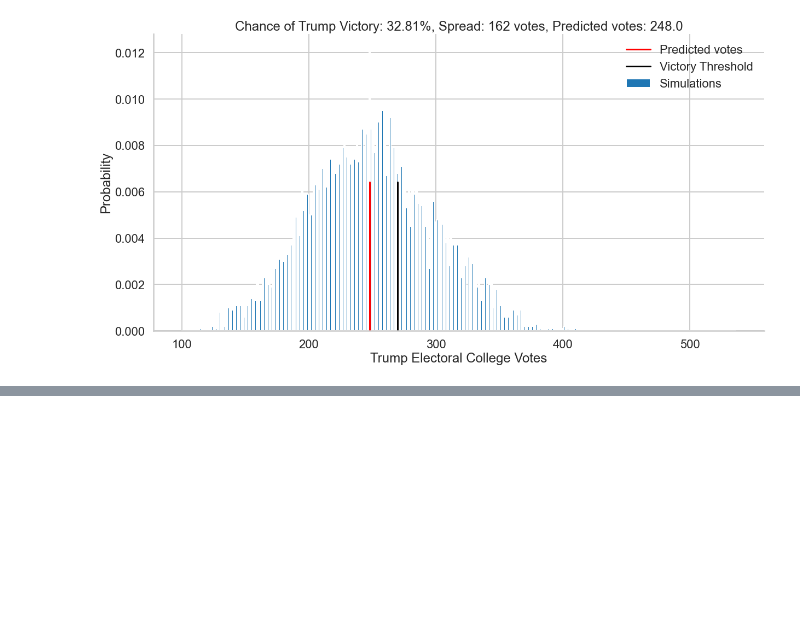
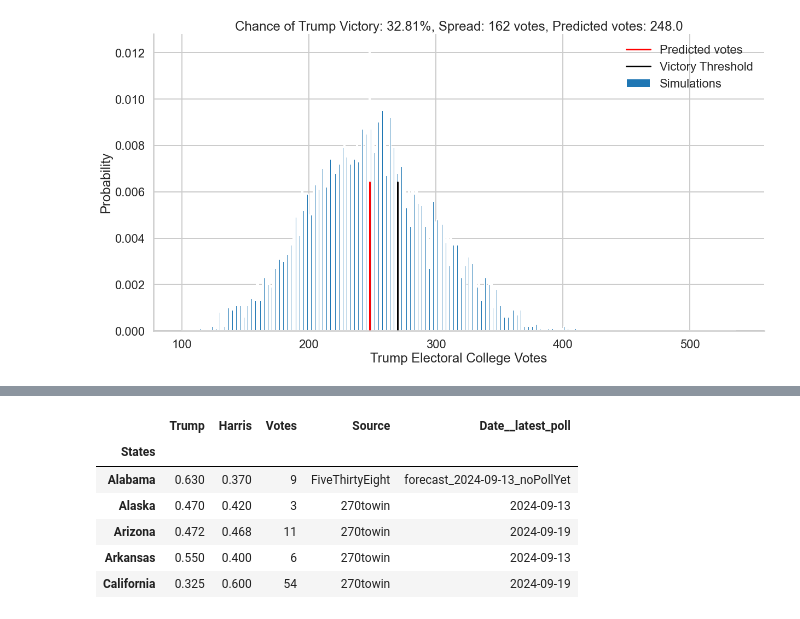
Before and after one commit to HodaAtWork/DS-miniatures, a Jupyter notebook: Python/Probability-Elections.ipynb, the cells around one changed output, grey strips where cells are left out. Drawn from its saved outputs; the diff is of its cells as text; code cells hidden in the pictures; blank space fills up the shorter version.

```diff
--- a/Python/Probability-Elections.ipynb
+++ b/Python/Probability-Elections.ipynb
@@ -261,0 +287,11 @@ plot_simulation(result, candidate)
+# %%
+fte = read_model('data/FiveThirtyEight-21sep2024.csv')
+fte.head()
+# %% [output]
+|  | Trump | Harris | Votes | Source | Date__latest_poll |
+| States |  |  |  |  |  |
+| Alabama | 0.630 | 0.370 | 9 | FiveThirtyEight | forecast_2024-09-13_noPollYet |
+| Alaska | 0.470 | 0.420 | 3 | 270towin | 2024-09-13 |
+| Arizona | 0.472 | 0.468 | 11 | 270towin | 2024-09-19 |
+| Arkansas | 0.550 | 0.400 | 6 | 270towin | 2024-09-13 |
+| California | 0.325 | 0.600 | 54 | 270towin | 2024-09-19 |
```
Also changed, not shown: parts of 18 cells of this notebook, 1 other file.
